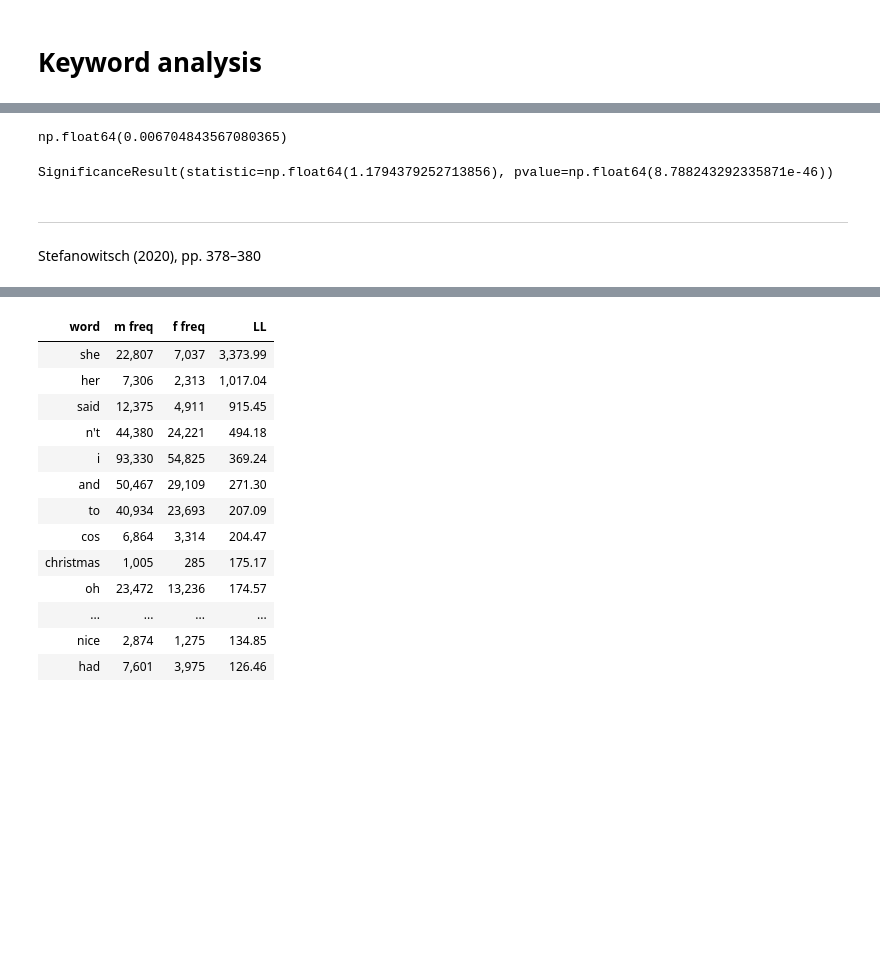
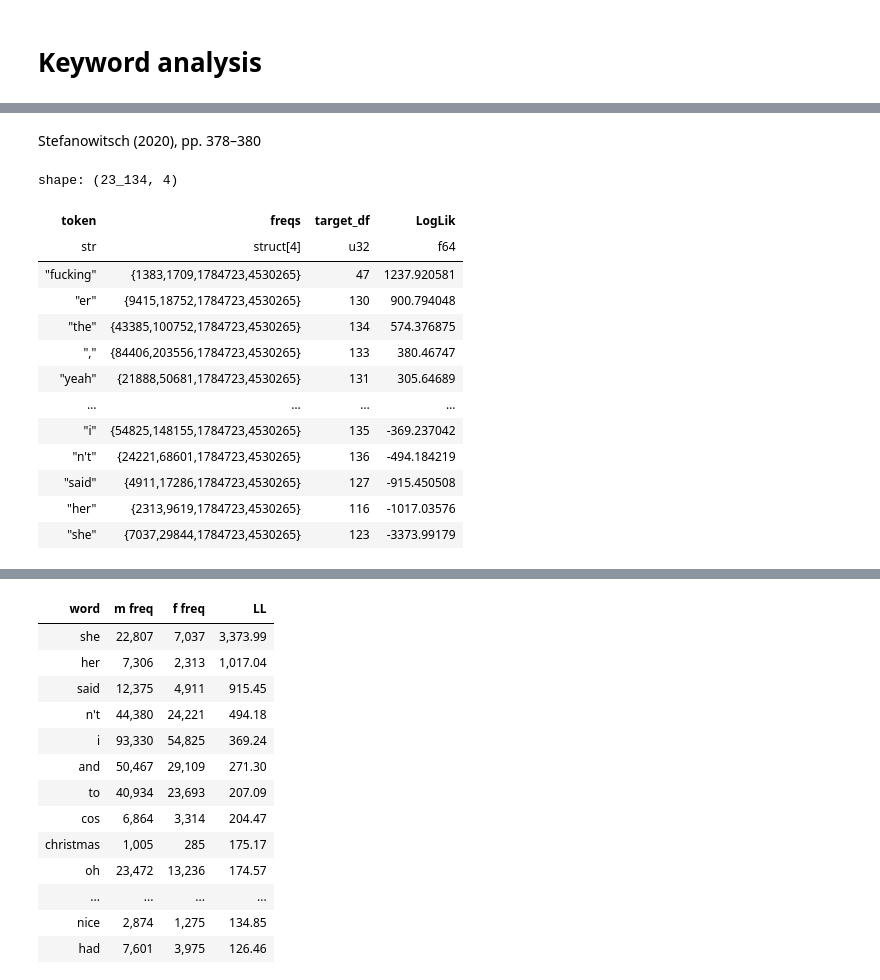
Before and after one commit to rmalouf/polars_corpus, a Jupyter notebook: examples/keywords.ipynb, the cells around one changed output, grey strips where cells are left out. Drawn from its saved outputs; the diff is of its cells as text; code cells hidden in the pictures; blank space fills up the shorter version.

```diff
--- a/examples/keywords.ipynb
+++ b/examples/keywords.ipynb
@@ -110,13 +37,3 @@ Chi2ContingencyResult(statistic=np.float64(203.65773353907946), pvalue=np.float6
-# %%
-np.sqrt(chi2_contingency(table).statistic / table.sum())
-# %% [output]
-np.float64(0.006704843567080365)
-# %%
-fisher_exact(table)
-# %% [output]
-SignificanceResult(statistic=np.float64(1.1794379252713856), pvalue=np.float64(8.788243292335871e-46))
-# %% [markdown]
------
 # %% [markdown]
 Stefanowitsch (2020), pp. 378–380
 # %%
@@ -126,6 +43,23 @@ male_keywords = plc.keywords(
     method='ll',
     expr=pl.col('token').str.to_lowercase()
 ).collect(engine="streaming")
+# %%
+male_keywords
+# %% [output]
+shape: (23_134, 4)
+| token | freqs | target_df | LogLik |
+| str | struct[4] | u32 | f64 |
+| "fucking" | {1383,1709,1784723,4530265} | 47 | 1237.920581 |
+| "er" | {9415,18752,1784723,4530265} | 130 | 900.794048 |
+| "the" | {43385,100752,1784723,4530265} | 134 | 574.376875 |
+| "," | {84406,203556,1784723,4530265} | 133 | 380.46747 |
+| "yeah" | {21888,50681,1784723,4530265} | 131 | 305.64689 |
+| … | … | … | … |
+| "i" | {54825,148155,1784723,4530265} | 135 | -369.237042 |
+| "n't" | {24221,68601,1784723,4530265} | 136 | -494.184219 |
+| "said" | {4911,17286,1784723,4530265} | 127 | -915.450508 |
+| "her" | {2313,9619,1784723,4530265} | 116 | -1017.03576 |
+| "she" | {7037,29844,1784723,4530265} | 123 | -3373.99179 |
 # %%
 female_keywords = plc.keywords(
     target = bnc.filter(pl.col('sex')=='f'),
```
Also changed, not shown: parts of 15 cells of this notebook, 3 other files.
